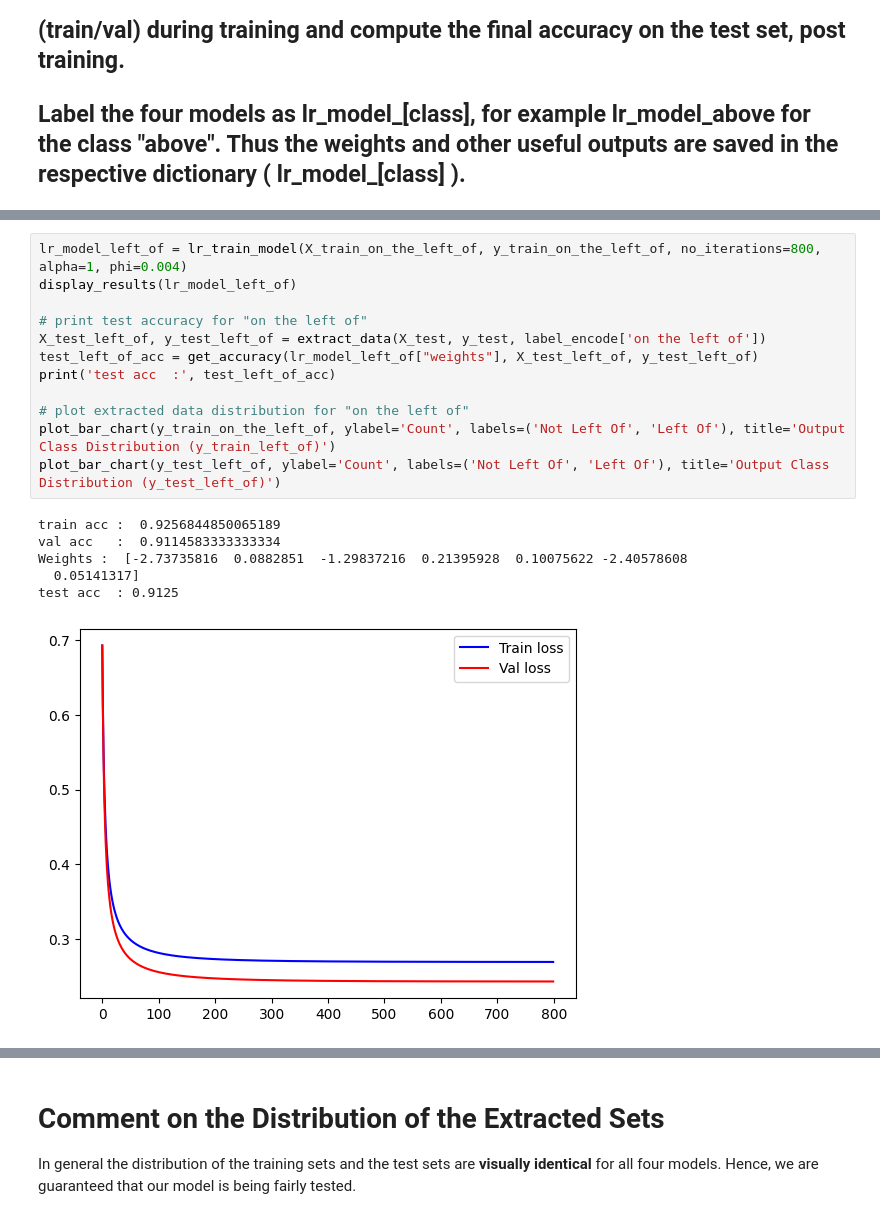
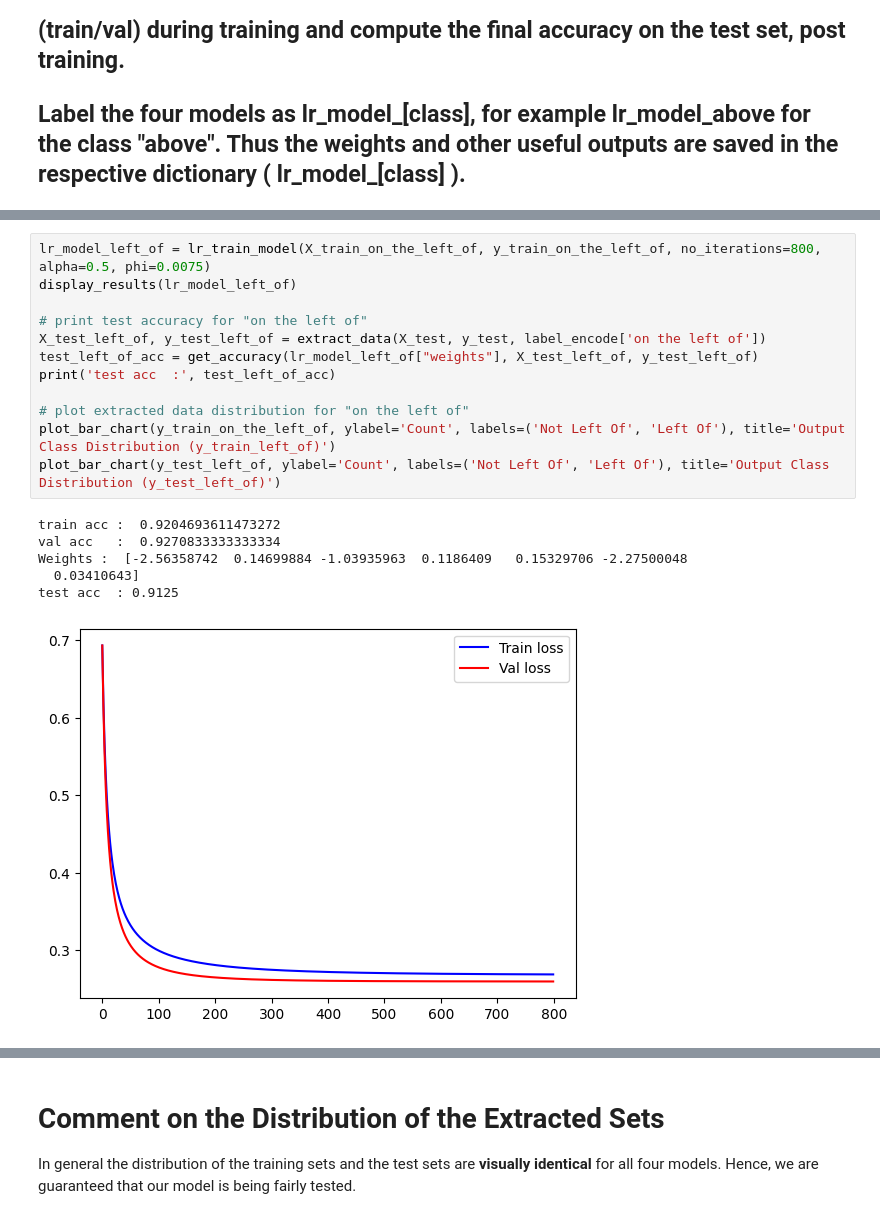
Before and after one commit to JuanScerriE/cce2502-pr-ml, a Jupyter notebook: assignment-2/CCE2502_Assignment_II_2022_2023.ipynb, the cells around one changed output, grey strips where cells are left out. Drawn from its saved outputs; the diff is of its cells as text.

```diff
--- a/assignment-2/CCE2502_Assignment_II_2022_2023.ipynb
+++ b/assignment-2/CCE2502_Assignment_II_2022_2023.ipynb
@@ -475,24 +475,24 @@ test acc  : 0.8875
 [figure]
 [figure]
 # %%
-lr_model_left_of = lr_train_model(X_train_on_the_left_of, y_train_on_the_left_of, no_iterations=800, alpha=1, phi=0.004)
+lr_model_left_of = lr_train_model(X_train_on_the_left_of, y_train_on_the_left_of, no_iterations=800, alpha=0.5, phi=0.0075)
 display_results(lr_model_left_of)
 
 # print test accuracy for "on the left of"
 X_test_left_of, y_test_left_of = extract_data(X_test, y_test, label_encode['on the left of'])
 test_left_of_acc = get_accuracy(lr_model_left_of["weights"], X_test_left_of, y_test_left_of)
 print('test acc  :', test_left_of_acc)
 
 # plot extracted data distribution for "on the left of"
 plot_bar_chart(y_train_on_the_left_of, ylabel='Count', labels=('Not Left Of', 'Left Of'), title='Output Class Distribution (y_train_left_of)')
 plot_bar_chart(y_test_left_of, ylabel='Count', labels=('Not Left Of', 'Left Of'), title='Output Class Distribution (y_test_left_of)')
 # %% [output]
-train acc :  0.9256844850065189
-val acc   :  0.9114583333333334
-Weights :  [-2.73735816  0.0882851  -1.29837216  0.21395928  0.10075622 -2.40578608
-  0.05141317]
+train acc :  0.9204693611473272
+val acc   :  0.9270833333333334
+Weights :  [-2.56358742  0.14699884 -1.03935963  0.1186409   0.15329706 -2.27500048
+  0.03410643]
 test acc  : 0.9125
-[figure, old version]
+[figure, new version]
 [figure]
 [figure]
 # %%
```
Also changed, not shown: parts of 17 cells of this notebook.
